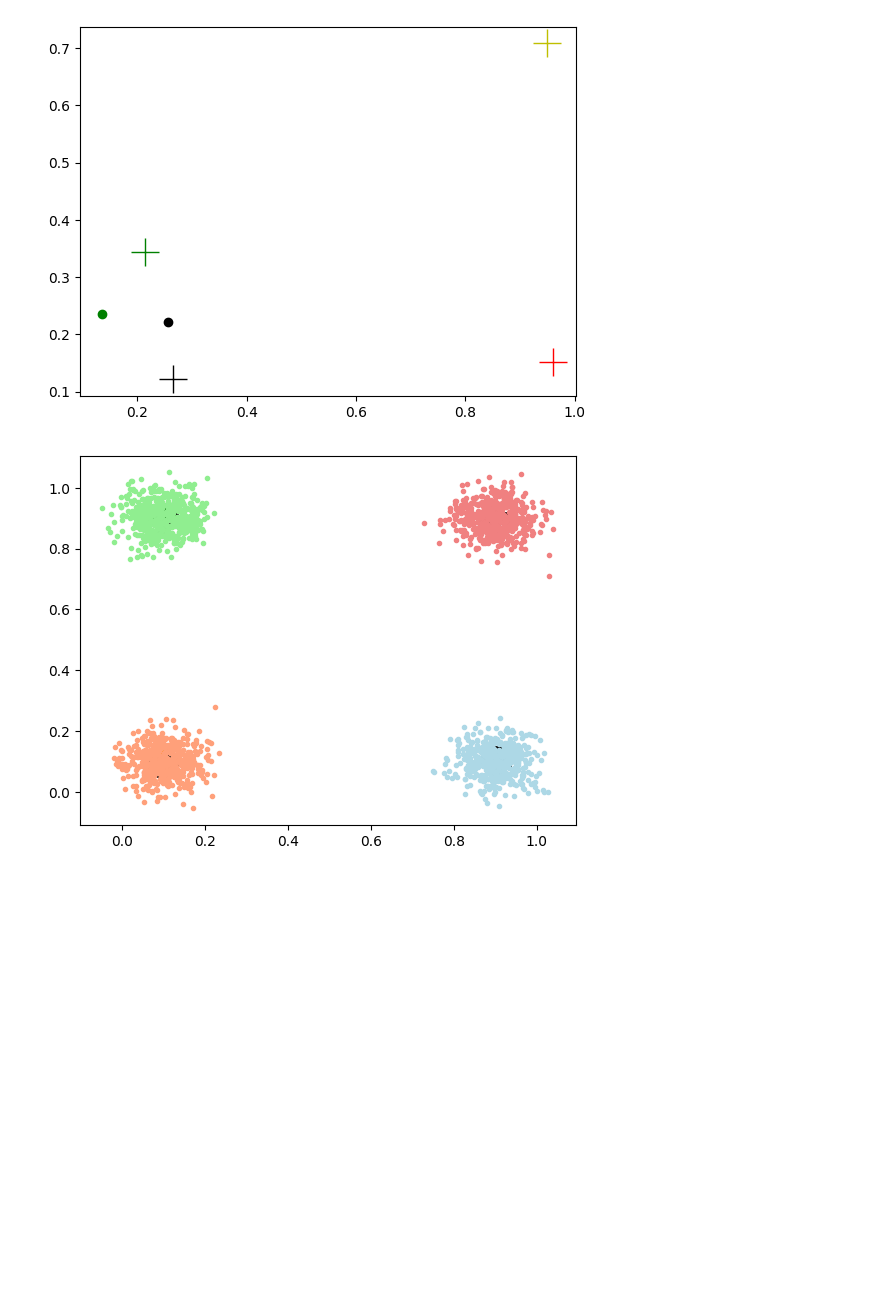
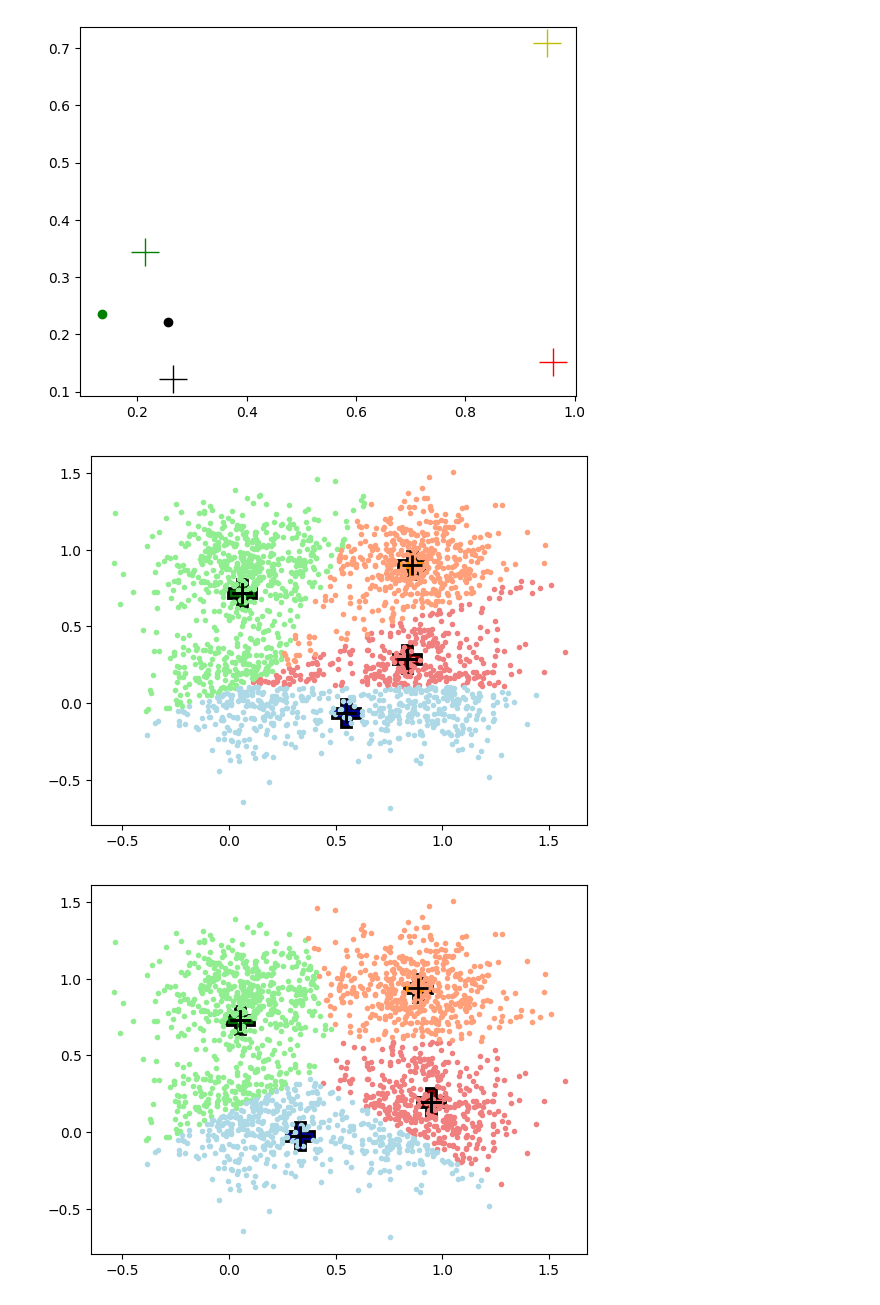
Before and after one commit to OmerFaruk-Celik/YapayZeka, a Jupyter notebook: K-Means.ipynb, the cells around one changed output. Saved outputs shown, nothing was run; the diff lists cells and outputs as text; code cells hidden in the pictures; blank space fills up the shorter version.

```diff
--- a/K-Means.ipynb
+++ b/K-Means.ipynb
@@ -327,12 +327,12 @@ merkezler = np.array([[0.1, 0.1], [0.9, 0.1], [0.1, 0.9], [0.9, 0.9]])
 # Her küme için noktaların sayısı
 n = 500  # Toplam 100 nokta için her kümede 25 nokta
 
-# Noktaları oluşturma
-noktalar = np.vstack([np.column_stack((np.random.normal(merkez[0], 0.05, n),
-                                       np.random.normal(merkez[1], 0.05, n))) for merkez in merkezler])
+# Noktaları oluşturma (daha geniş bir dağılım aralığı)
+noktalar = np.vstack([np.column_stack((np.random.normal(merkez[0], 0.2, n),
+                                       np.random.normal(merkez[1], 0.2, n))) for merkez in merkezler])
 
 # 4 rastgele grup merkezi üret
-gruplar = np.random.rand(2, 4)
+gruplar = np.random.rand(4, 2)
 
 # K-Means algoritması iterasyonları
 max_iters = 50
@@ -347,11 +347,11 @@ plt.ion()  # Interactive mode on
 frame_count = 0
 for _ in range(max_iters):
     # Her noktayı en yakın grup merkezine ata
-    uzakliklar = np.linalg.norm(noktalar[:, np.newaxis] - gruplar.T, axis=2)
-    etikeler = np.argmin(uzakliklar, axis=1)
+    uzakliklar = np.linalg.norm(noktalar[:, np.newaxis] - gruplar, axis=2)
+    etiketler = np.argmin(uzakliklar, axis=1)
 
     # Gruplar için boş listeler oluştur ve yeni merkezleri hesapla
-    yeni_gruplar = np.array([noktalar[etikeler == i].mean(axis=0) for i in range(4)]).T
+    yeni_gruplar = np.array([noktalar[etiketler == i].mean(axis=0) for i in range(4)])
 
     # Merkezlerin değişimini kontrol et
     if np.allclose(gruplar, yeni_gruplar):
@@ -364,37 +364,39 @@ for _ in range(max_iters):
     nokta_renkler = ['lightcoral', 'lightgreen', 'lightblue', 'lightsalmon']
 
     for i in range(4):
-        plt.plot(gruplar[0, i], gruplar[1, i], marker='P', color=merkez_renkler[i], markersize=20, markeredgewidth=2, markeredgecolor='k')
-        plt.plot(noktalar[etikeler == i, 0], noktalar[etikeler == i, 1], '.', color=nokta_renkler[i])
+        plt.plot(gruplar[i, 0], gruplar[i, 1], marker='P', color=merkez_renkler[i], markersize=20, markeredgewidth=2, markeredgecolor='k')
+        plt.plot(noktalar[etiketler == i, 0], noktalar[etiketler == i, 1], '.', color=nokta_renkler[i])
+        plt.plot(gruplar[:, 0], gruplar[:, 1], 'k+', markersize=15, markeredgewidth=2)  # Grup merkezlerini + işaretiyle göster
 
     # Grafiği dosyaya kaydet
     filename = os.path.join(temp_folder, f'frame_{frame_count:03d}.png')
     plt.savefig(filename)
     frame_count += 1
 
     plt.draw()
     plt.pause(0.05)  # Pause to update the plot
 
 plt.ioff()  # Interactive mode off
 plt.show()  # Show the final plot
 
 # OpenCV ile video oluştur
 frame_width = 640
 frame_height = 480
 out = cv2.VideoWriter('animation.mp4', cv2.VideoWriter_fourcc(*'mp4v'), 10, (frame_width, frame_height))
 
 for i in range(frame_count):
     filename = os.path.join(temp_folder, f'frame_{i:03d}.png')
     img = cv2.imread(filename)
     if img is not None:
         img = cv2.resize(img, (frame_width, frame_height))
         out.write(img)
 
 out.release()
 
 # Geçici klasörü temizle
 for i in range(frame_count):
     os.remove(os.path.join(temp_folder, f'frame_{i:03d}.png'))
 os.rmdir(temp_folder)
 # %% [output]
-[figure, old version]
+[figure, new version]
+[figure, added]
```
Also changed, not shown: parts of 1 cell of this notebook, 1 other file.
